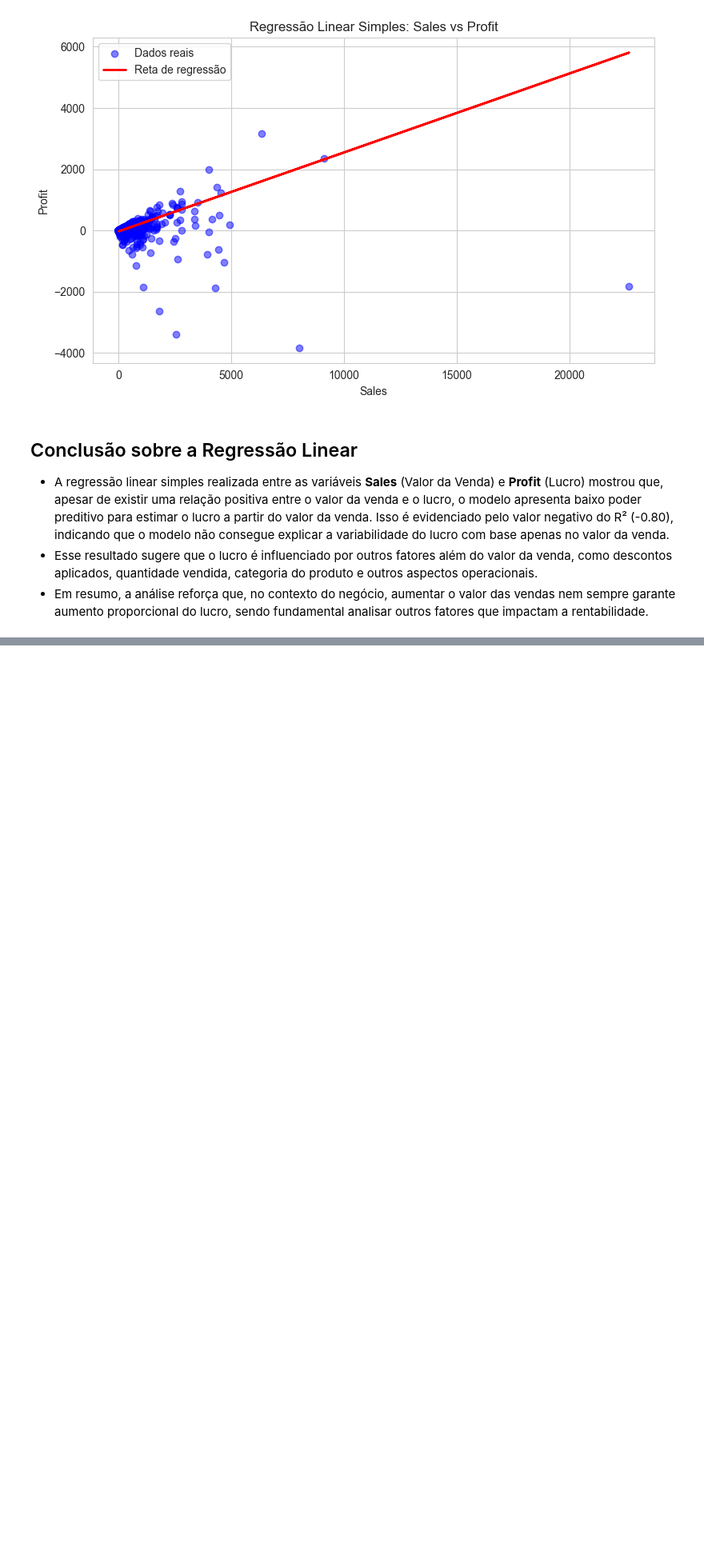
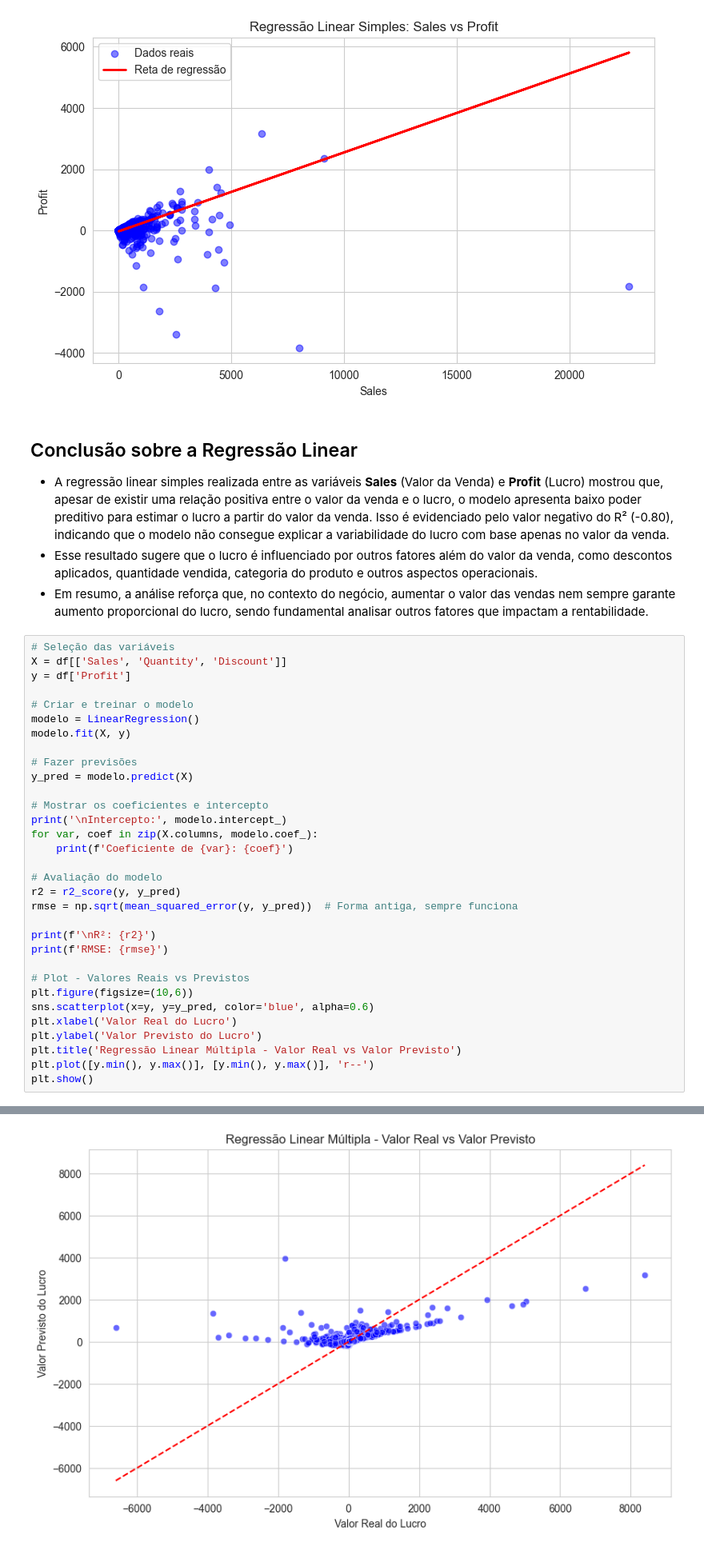
Before and after one commit to MaluAbrami/trabAnaliseDeDados, a Jupyter notebook: notebooks/Trabalho.ipynb, the cells around one changed output, grey strips where cells are left out. Shown at 80% size. Saved outputs shown, nothing was run; the diff lists cells and outputs as text; blank space fills up the shorter version.

```diff
--- a/notebooks/Trabalho.ipynb
+++ b/notebooks/Trabalho.ipynb
@@ -1045,3 +1045,36 @@ RMSE: 295.02
 - A regressão linear simples realizada entre as variáveis **Sales** (Valor da Venda) e **Profit** (Lucro) mostrou que, apesar de existir uma relação positiva entre o valor da venda e o lucro, o modelo apresenta baixo poder preditivo para estimar o lucro a partir do valor da venda. Isso é evidenciado pelo valor negativo do R² (-0.80), indicando que o modelo não consegue explicar a variabilidade do lucro com base apenas no valor da venda.
 - Esse resultado sugere que o lucro é influenciado por outros fatores além do valor da venda, como descontos aplicados, quantidade vendida, categoria do produto e outros aspectos operacionais.
 - Em resumo, a análise reforça que, no contexto do negócio, aumentar o valor das vendas nem sempre garante aumento proporcional do lucro, sendo fundamental analisar outros fatores que impactam a rentabilidade.
+# %%
+# Seleção das variáveis
+X = df[['Sales', 'Quantity', 'Discount']]
+y = df['Profit']
+
+# Criar e treinar o modelo
+modelo = LinearRegression()
+modelo.fit(X, y)
+
+# Fazer previsões
+y_pred = modelo.predict(X)
+
+# Mostrar os coeficientes e intercepto
+print('\nIntercepto:', modelo.intercept_)
+for var, coef in zip(X.columns, modelo.coef_):
+    print(f'Coeficiente de {var}: {coef}')
+
+# Avaliação do modelo
+r2 = r2_score(y, y_pred)
+rmse = np.sqrt(mean_squared_error(y, y_pred))  # Forma antiga, sempre funciona
+
+print(f'\nR²: {r2}')
+print(f'RMSE: {rmse}')
+
+# Plot - Valores Reais vs Previstos
+plt.figure(figsize=(10,6))
+sns.scatterplot(x=y, y=y_pred, color='blue', alpha=0.6)
+plt.xlabel('Valor Real do Lucro')
+plt.ylabel('Valor Previsto do Lucro')
+plt.title('Regressão Linear Múltipla - Valor Real vs Valor Previsto')
+plt.plot([y.min(), y.max()], [y.min(), y.max()], 'r--')
+plt.show()
+# %% [output]
@@ -1047,0 +1088 @@ RMSE: 295.02
+[figure, added]
```
Also changed, not shown: parts of 4 cells of this notebook.
